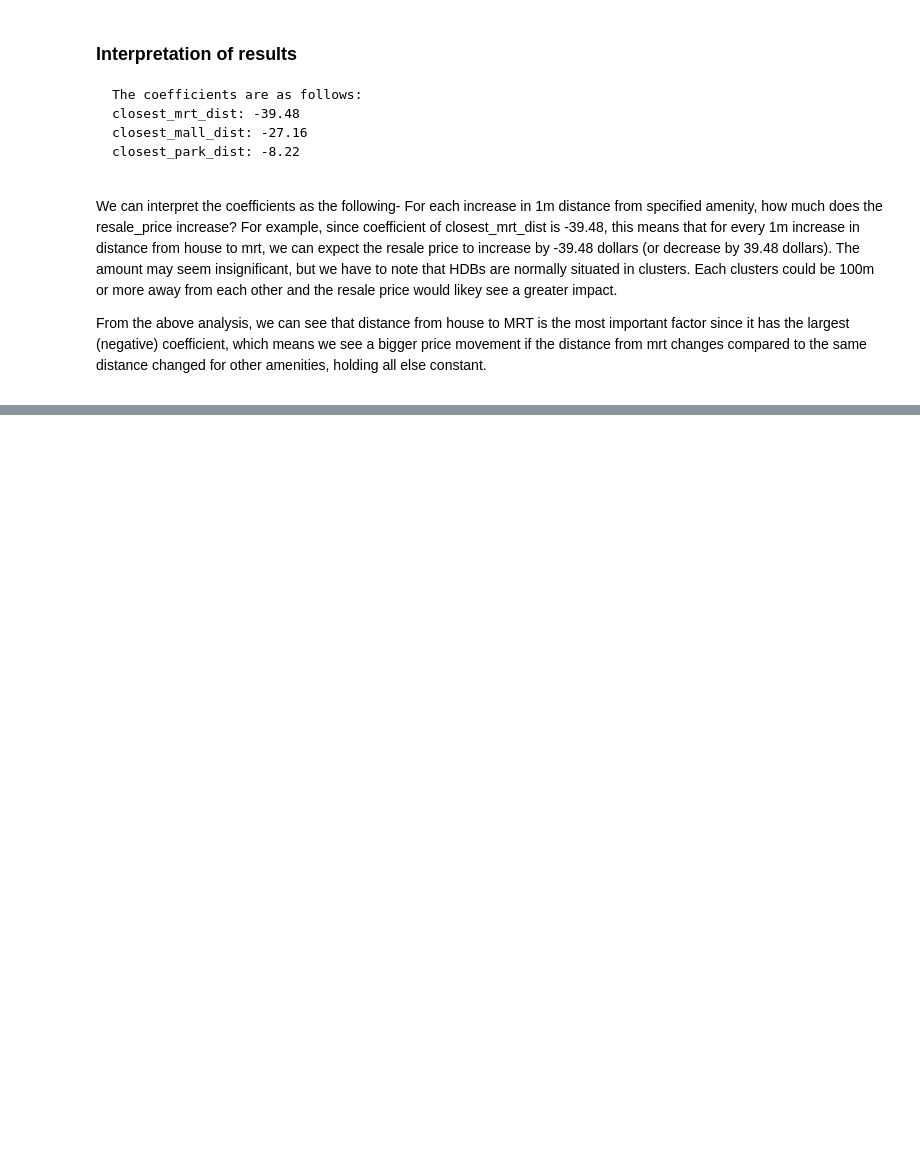
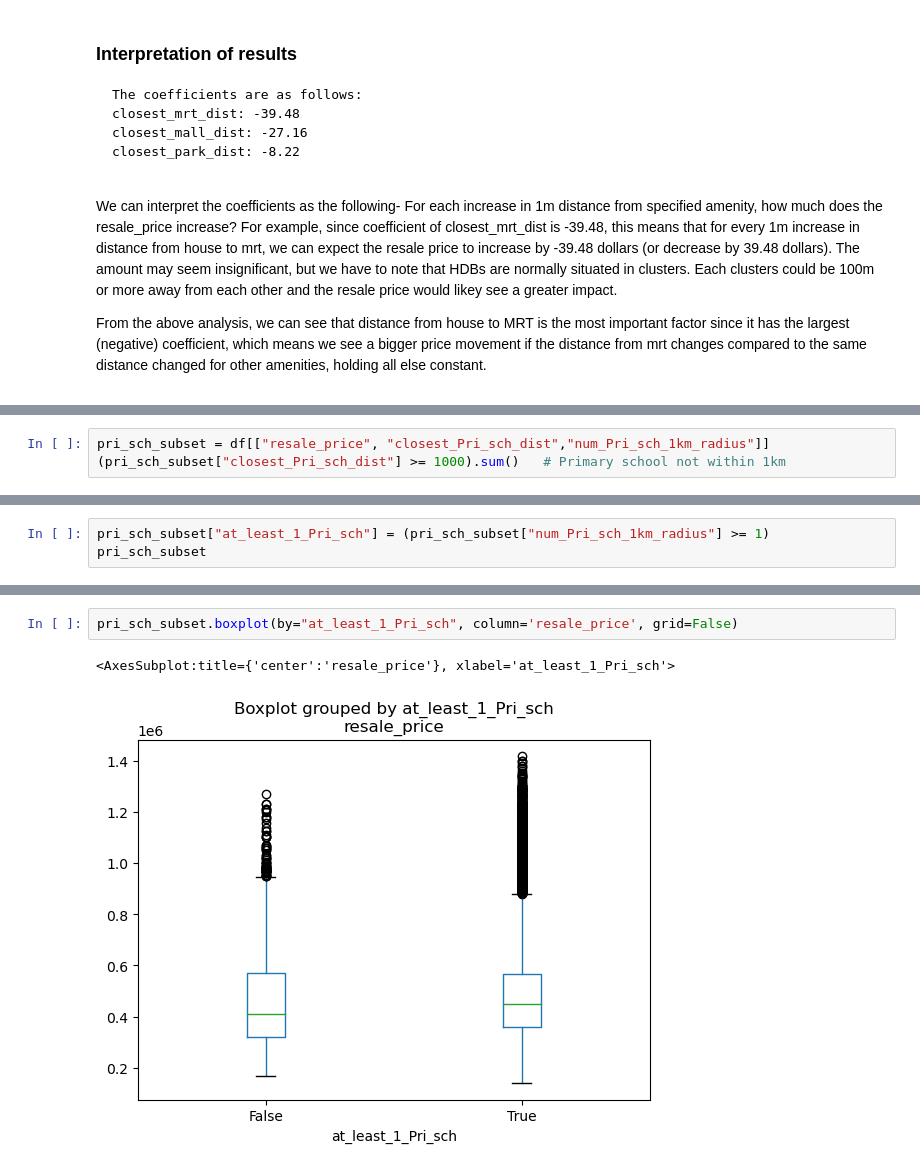
Before and after one commit to alvintanjl/HDB_Resale_Price_Regression, a Jupyter notebook: DataViz.ipynb, the cells around one changed output, grey strips where cells are left out. Cells and saved outputs as stored; diff of their text form; blank space fills up the shorter version.

```diff
--- a/DataViz.ipynb
+++ b/DataViz.ipynb
@@ -246,0 +278,3 @@ From the above analysis, we can see that distance from house to MRT is the most
+# %%
+pri_sch_subset = df[["resale_price", "closest_Pri_sch_dist","num_Pri_sch_1km_radius"]]
+(pri_sch_subset["closest_Pri_sch_dist"] >= 1000).sum()   # Primary school not within 1km
@@ -246,0 +283,3 @@ From the above analysis, we can see that distance from house to MRT is the most
+# %%
+pri_sch_subset["at_least_1_Pri_sch"] = (pri_sch_subset["num_Pri_sch_1km_radius"] >= 1)
+pri_sch_subset
@@ -246,0 +305,5 @@ From the above analysis, we can see that distance from house to MRT is the most
+# %%
+pri_sch_subset.boxplot(by="at_least_1_Pri_sch", column='resale_price', grid=False)
+# %% [output]
+<AxesSubplot:title={'center':'resale_price'}, xlabel='at_least_1_Pri_sch'>
+[figure, added]
```
Also changed, not shown: parts of 6 cells of this notebook.
